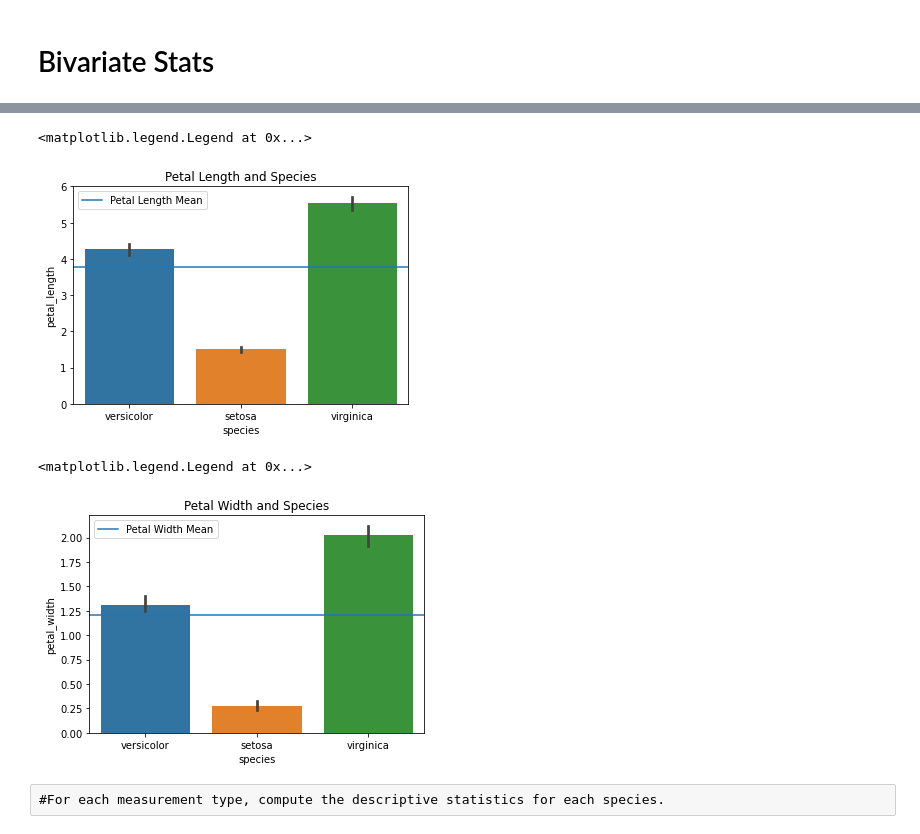
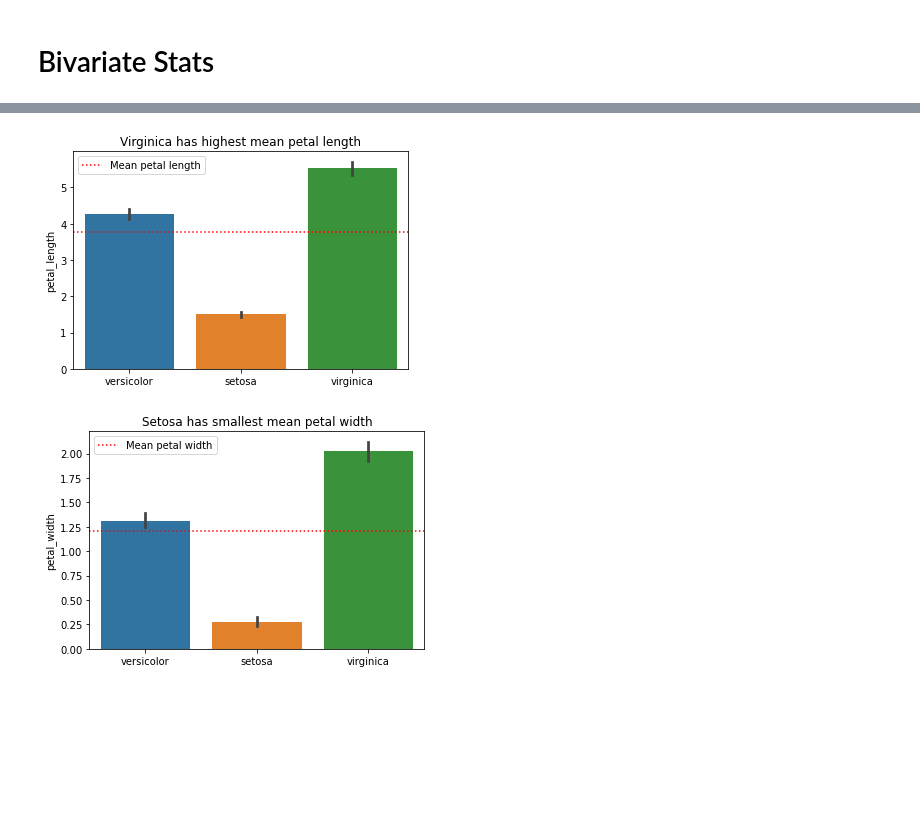
Before and after one commit to allantestaten/classification-exercises, a Jupyter notebook: classification_exercises.ipynb, the cells around one changed output, grey strips where cells are left out. Drawn from its saved outputs; the diff is of its cells as text; code cells hidden in the pictures; blank space fills up the shorter version.

```diff
--- a/classification_exercises.ipynb
+++ b/classification_exercises.ipynb
@@ -831,7 +362,7 @@ Test: (1409, 48)
 
 df = acquire.new_iris_data()
 
-train, validate, test = prepare.prep_iris(df)
+train, validate, test = prep.prep_iris(df)
 # %%
 train.head(2)
 # %% [output]
@@ -944,20 +447,20 @@ plt.legend()
 # %%
-plt.title('Petal Length and Species')
-sns.barplot(x='species', y='petal_length', data=train)
-x = train.petal_length.mean()
-plt.axhline(x, label = 'Petal Length Mean')
+plt.title("Virginica has highest mean petal length")
+sns.barplot(x="species", y="petal_length", data=train)
+mean_petal_length = train.petal_length.mean()
+plt.axhline(mean_petal_length, label="Mean petal length", color='red', linestyle='dotted')
+plt.xlabel('')
 plt.legend()
+plt.show()
 # %% [output]
-<matplotlib.legend.Legend at 0x...>
-[figure, old version]
+[figure, new version]
 # %%
-plt.title('Petal Width and Species')
-sns.barplot(x='species', y='petal_width', data=train)
-x = train.petal_width.mean()
-plt.axhline(x, label = 'Petal Width Mean')
+plt.title("Setosa has smallest mean petal width")
+sns.barplot(x="species", y="petal_width", data=train)
+mean_petal_width = train.petal_width.mean()
+plt.axhline(mean_petal_width, label="Mean petal width", color='red', linestyle='dotted')
+plt.xlabel('')
 plt.legend()
+plt.show()
 # %% [output]
-<matplotlib.legend.Legend at 0x...>
-[figure, old version]
+[figure, new version]
-# %% [raw]
-#For each measurement type, compute the descriptive statistics for each species.
```
Also changed, not shown: parts of 134 cells of this notebook.
